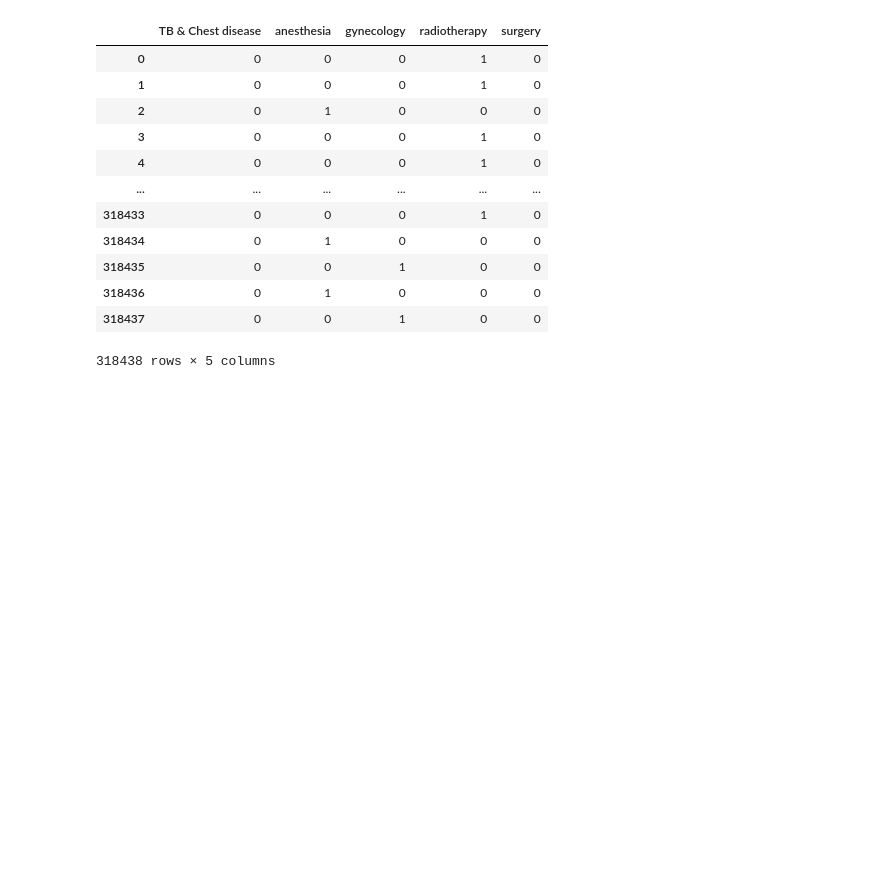
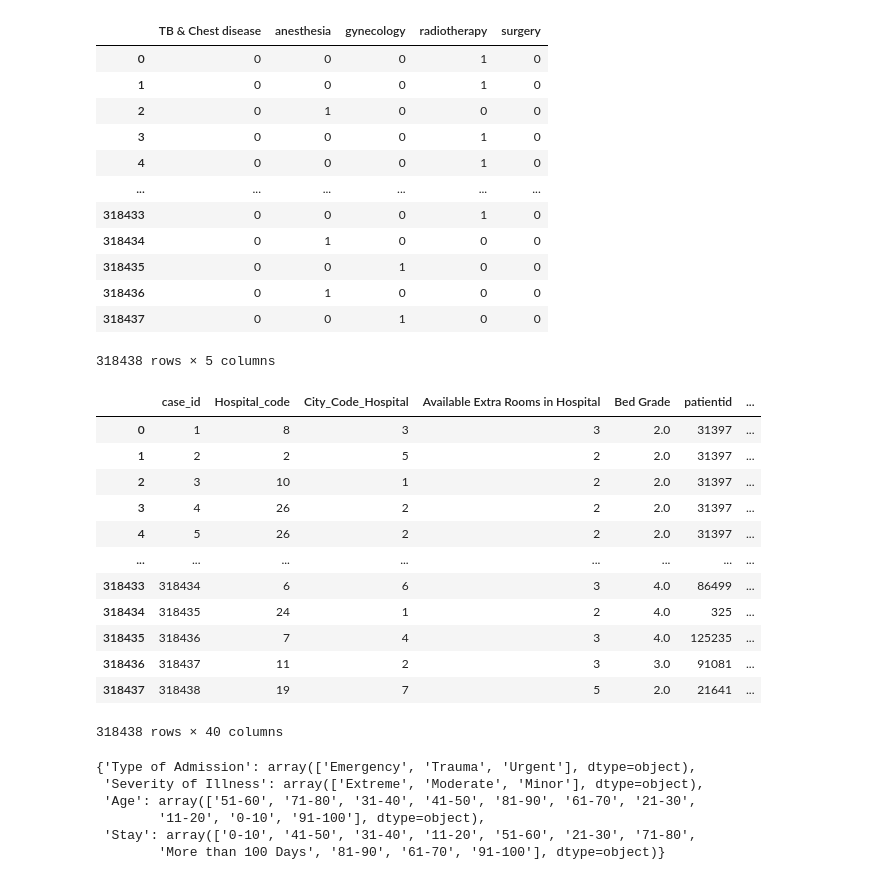
Before and after one commit to fatinfuadkarim/Predicting-Hospital-Stays-Using-ML, a Jupyter notebook: Code/Predicting-Hospital-Stays-Using-ML.ipynb, the cells around one changed output. Saved outputs shown, nothing was run; the diff lists cells and outputs as text; code cells hidden in the pictures; blank space fills up the shorter version.

```diff
--- a/Code/Predicting-Hospital-Stays-Using-ML.ipynb
+++ b/Code/Predicting-Hospital-Stays-Using-ML.ipynb
@@ -181,3 +187,12 @@ pd.get_dummies(data['Department'])
 | 318436 | 0 | 1 | 0 | 0 | 0 |
 | 318437 | 0 | 0 | 1 | 0 | 0 |
 318438 rows × 5 columns
+# %%
+def onehot_encode(data, columns):
+    for column in columns:
+        dummies = pd.get_dummies(data[column])
+        data = pd.concat([data, dummies], axis=1)
+        data.drop(column, axis=1, inplace=True)
+    return data
+# %%
+onehot_columns = ['Hospital_type_code', 'Hospital_region_code', 'Department', 'Ward_Type', 'Ward_Facility_Code']
@@ -183,0 +201,26 @@ pd.get_dummies(data['Department'])
+# %%
+data
+# %% [output]
+|  | case_id | Hospital_code | City_Code_Hospital | Available Extra Rooms in Hospital | Bed Grade | patientid | ... |
+| 0 | 1 | 8 | 3 | 3 | 2.0 | 31397 | ... |
+| 1 | 2 | 2 | 5 | 2 | 2.0 | 31397 | ... |
+| 2 | 3 | 10 | 1 | 2 | 2.0 | 31397 | ... |
+| 3 | 4 | 26 | 2 | 2 | 2.0 | 31397 | ... |
+| 4 | 5 | 26 | 2 | 2 | 2.0 | 31397 | ... |
+| ... | ... | ... | ... | ... | ... | ... | ... |
+| 318433 | 318434 | 6 | 6 | 3 | 4.0 | 86499 | ... |
+| 318434 | 318435 | 24 | 1 | 2 | 4.0 | 325 | ... |
+| 318435 | 318436 | 7 | 4 | 3 | 4.0 | 125235 | ... |
+| 318436 | 318437 | 11 | 2 | 3 | 3.0 | 91081 | ... |
+| 318437 | 318438 | 19 | 7 | 5 | 2.0 | 21641 | ... |
+318438 rows × 40 columns
+# %%
+categorical_uniques = get_categorical_uniques(data)
+get_categorical_uniques(data)
+# %% [output]
+{'Type of Admission': array(['Emergency', 'Trauma', 'Urgent'], dtype=object),
+ 'Severity of Illness': array(['Extreme', 'Moderate', 'Minor'], dtype=object),
+ 'Age': array(['51-60', '71-80', '31-40', '41-50', '81-90', '61-70', '21-30',
+        '11-20', '0-10', '91-100'], dtype=object),
+ 'Stay': array(['0-10', '41-50', '31-40', '11-20', '51-60', '21-30', '71-80',
+        'More than 100 Days', '81-90', '61-70', '91-100'], dtype=object)}
```
Also changed, not shown: parts of 25 cells of this notebook.
